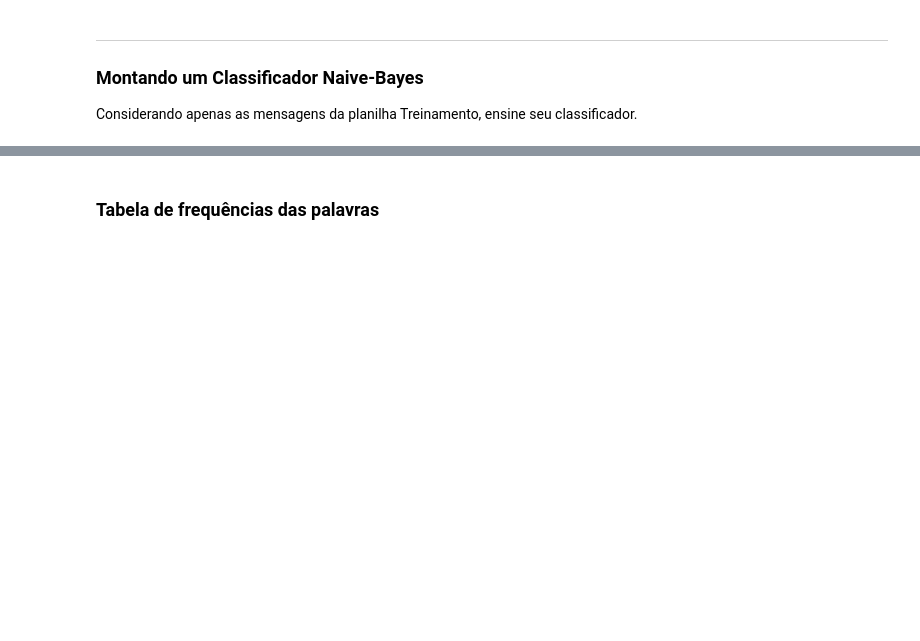
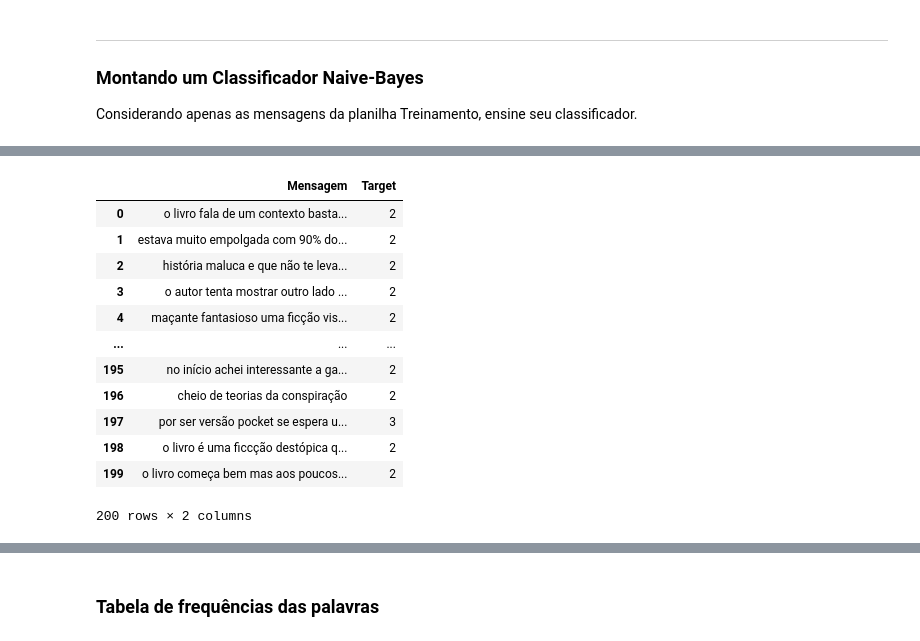
Before and after one commit to Phvr06/cdados-p1, a Jupyter notebook: Projeto1 Template.ipynb, the cells around one changed output, grey strips where cells are left out. Drawn from its saved outputs; the diff is of its cells as text; code cells hidden in the pictures; blank space fills up the shorter version.

```diff
--- a/Projeto1 Template.ipynb
+++ b/Projeto1 Template.ipynb
@@ -21,2 +24,5 @@ print(os.getcwd())
 # %% [markdown]
 Carregando a base de dados com os tweets classificados manualmente:
+# %%
+stop_words = pd.read_csv('stopwords.csv', header=None)[0].to_list()
+stop_words
@@ -51,7 +103,11 @@ def cleanup(text):
     """
         Função de limpeza muito simples que troca alguns sinais básicos por espaços
     """
-    #import string
+    texto_sem_stop_words = ''
+    for palavra in text.split():
+        if palavra not in stop_words:
+            texto_sem_stop_words += palavra + ' '
+
     punctuation = r'[\`\"\!\-\.\:\?\;\$\'\,]' # Note que os sinais [] são delimitadores de um conjunto.
     pattern = re.compile(punctuation)
     emoji_pattern = re.compile("["
@@ -62,10 +118,11 @@ def cleanup(text):
                         u"\U00002702-\U000027B0"
                         u"\U000024C2-\U0001F251"
                         "]+", flags=re.UNICODE)
-    text_subbed = re.sub(emoji_pattern, '', text)
+    text_subbed = re.sub(emoji_pattern, '', texto_sem_stop_words)
     text_subbed = re.sub(pattern, '', text_subbed)
     return text_subbed.lower()
 # %%
 train['Mensagem'] = train['Mensagem'].apply(cleanup)
+test['Mensagem'] = test['Mensagem'].apply(cleanup)
 # %%
 train
@@ -72,3 +143,19 @@ train
+# %%
+test
+# %% [output]
+|  | Mensagem | Target |
+| 0 | o livro fala de um contexto basta... | 2 |
+| 1 | estava muito empolgada com 90% do... | 2 |
+| 2 | história maluca e que não te leva... | 2 |
+| 3 | o autor tenta mostrar outro lado ... | 2 |
+| 4 | maçante fantasioso uma ficção vis... | 2 |
+| ... | ... | ... |
+| 195 | no início achei interessante a ga... | 2 |
+| 196 | cheio de teorias da conspiração | 2 |
+| 197 | por ser versão pocket se espera u... | 3 |
+| 198 | o livro é uma ficcção destópica q... | 2 |
+| 199 | o livro começa bem mas aos poucos... | 2 |
+200 rows × 2 columns
 # %%
 train['Mensagem'] = train['Mensagem'].astype('category')
 train['Target'] = train['Target'].astype('category')
```
Also changed, not shown: parts of 16 cells of this notebook, 1 other file.
